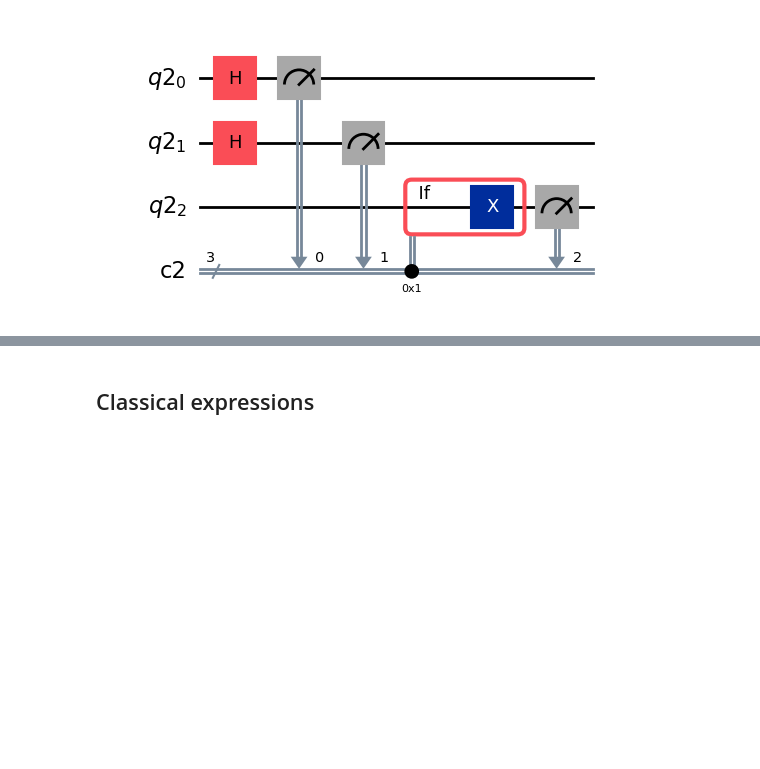
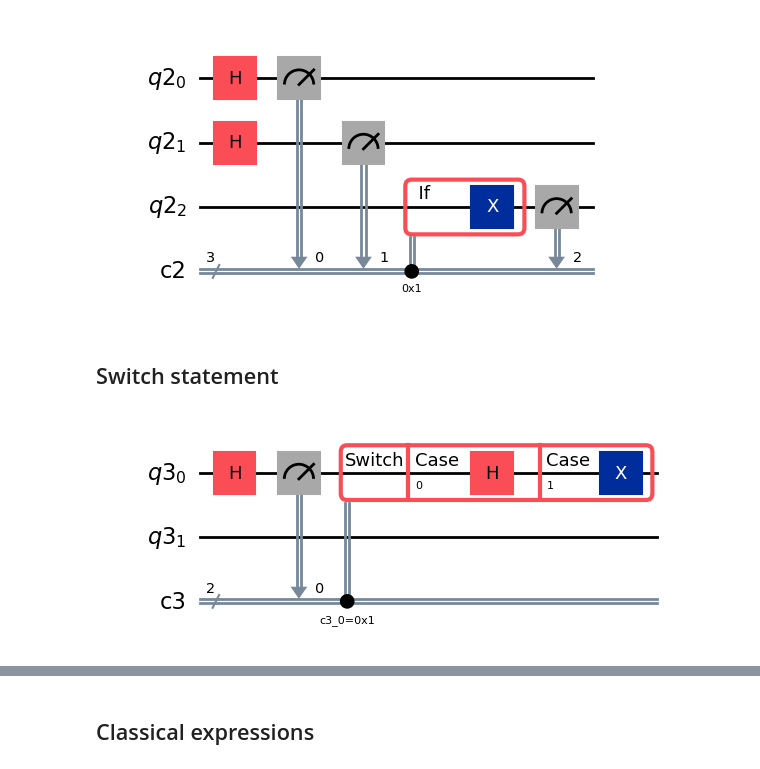
Before and after one commit to NoniaVS/QiskitV2Cert, a Jupyter notebook: 3CreateQuantumCircuits/3ClassicalFeedforwardAndControlFlow.ipynb, the cells around one changed output, grey strips where cells are left out. Drawn from its saved outputs; the diff is of its cells as text; code cells hidden in the pictures; blank space fills up the shorter version.

```diff
--- a/3CreateQuantumCircuits/3ClassicalFeedforwardAndControlFlow.ipynb
+++ b/3CreateQuantumCircuits/3ClassicalFeedforwardAndControlFlow.ipynb
@@ -76,3 +76,23 @@ circuit.draw("mpl")
 # example output counts: {'101': 269, '011': 260, '000': 252, '010': 243}
 # %% [output]
 [figure]
+# %% [markdown]
+## Switch statement
+# %%
+from qiskit import QuantumCircuit, QuantumRegister, ClassicalRegister
+qubits = QuantumRegister(2)
+clbits = ClassicalRegister(2)
+circuit = QuantumCircuit(qubits, clbits)
+(q0,q1) = qubits
+(c0, c1) = clbits
+
+circuit.h(q0)
+circuit.measure(q0, c0)
+with circuit.switch(c0) as case:
+    with case(0):
+        circuit.h(q0)
+    with case(1):
+        circuit.x(q0)
+circuit.draw("mpl")
+# %% [output]
+[figure, added]
```
Also changed, not shown: parts of 4 cells of this notebook, 9 other files.
